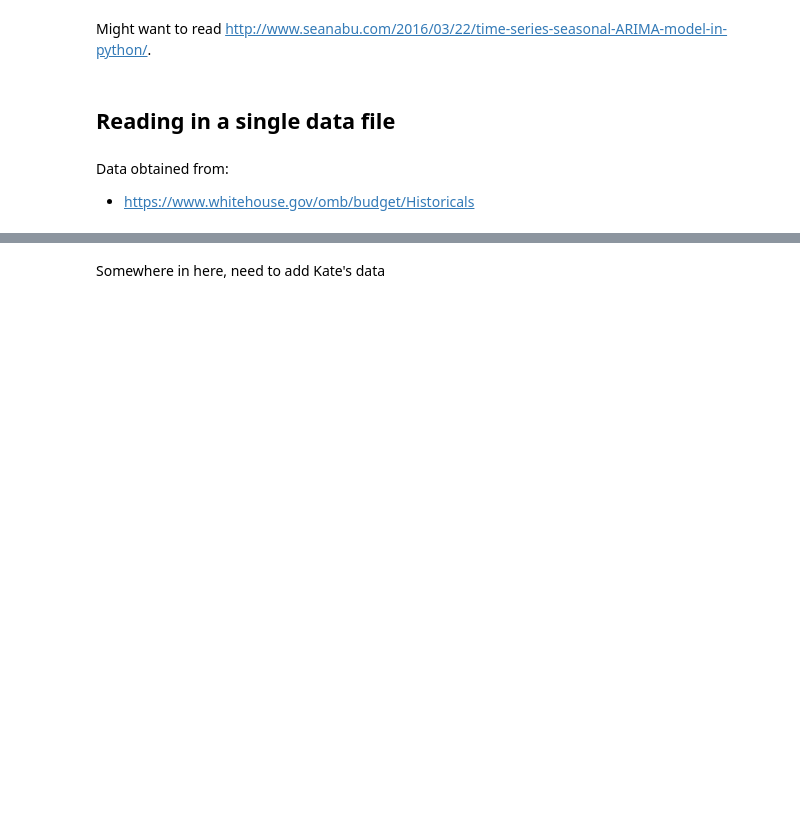
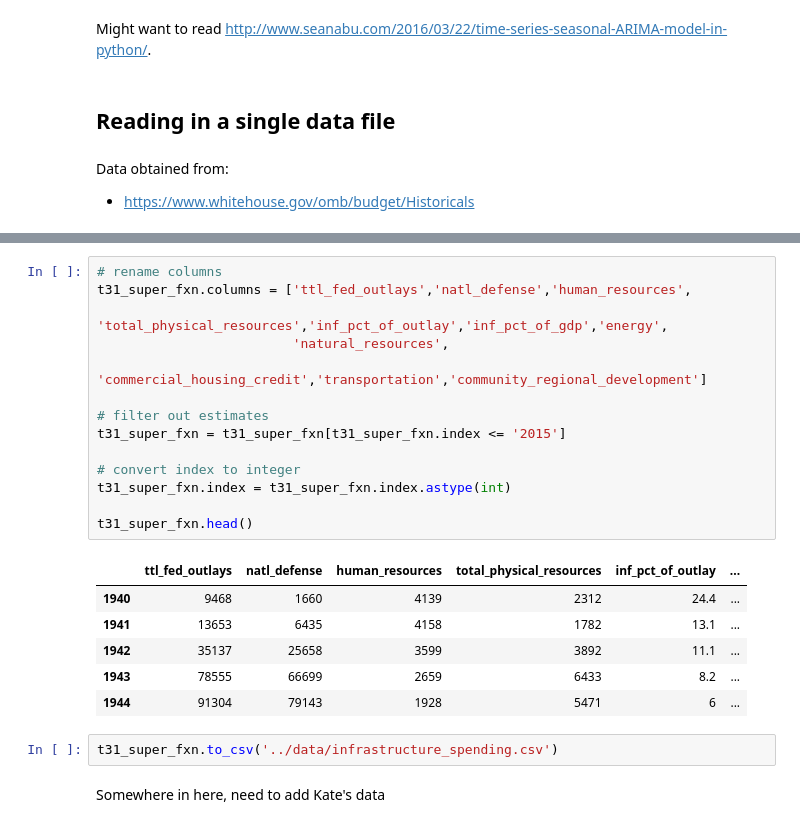
Before and after one commit to geordgez/dt_spending_impacts_1, a Jupyter notebook: src/wh_spending_exploration.ipynb, the cells around one changed output, grey strips where cells are left out. Drawn from its saved outputs; the diff is of its cells as text; blank space fills up the shorter version.

```diff
--- a/src/wh_spending_exploration.ipynb
+++ b/src/wh_spending_exploration.ipynb
@@ -41,2 +33,25 @@ t31_super_fxn.head()
+# %%
+# rename columns
+t31_super_fxn.columns = ['ttl_fed_outlays','natl_defense','human_resources',
+                         'total_physical_resources','inf_pct_of_outlay','inf_pct_of_gdp','energy',
+                         'natural_resources',
+                         'commercial_housing_credit','transportation','community_regional_development']
+
+# filter out estimates
+t31_super_fxn = t31_super_fxn[t31_super_fxn.index <= '2015']
+
+# convert index to integer
+t31_super_fxn.index = t31_super_fxn.index.astype(int)
+
+t31_super_fxn.head()
+# %% [output]
+|  | ttl_fed_outlays | natl_defense | human_resources | total_physical_resources | inf_pct_of_outlay | ... |
+| 1940 | 9468 | 1660 | 4139 | 2312 | 24.4 | ... |
+| 1941 | 13653 | 6435 | 4158 | 1782 | 13.1 | ... |
+| 1942 | 35137 | 25658 | 3599 | 3892 | 11.1 | ... |
+| 1943 | 78555 | 66699 | 2659 | 6433 | 8.2 | ... |
+| 1944 | 91304 | 79143 | 1928 | 5471 | 6 | ... |
+# %%
+t31_super_fxn.to_csv('../data/infrastructure_spending.csv')
 # %% [markdown]
 Somewhere in here, need to add Kate's data
```
Also changed, not shown: parts of 6 cells of this notebook.
